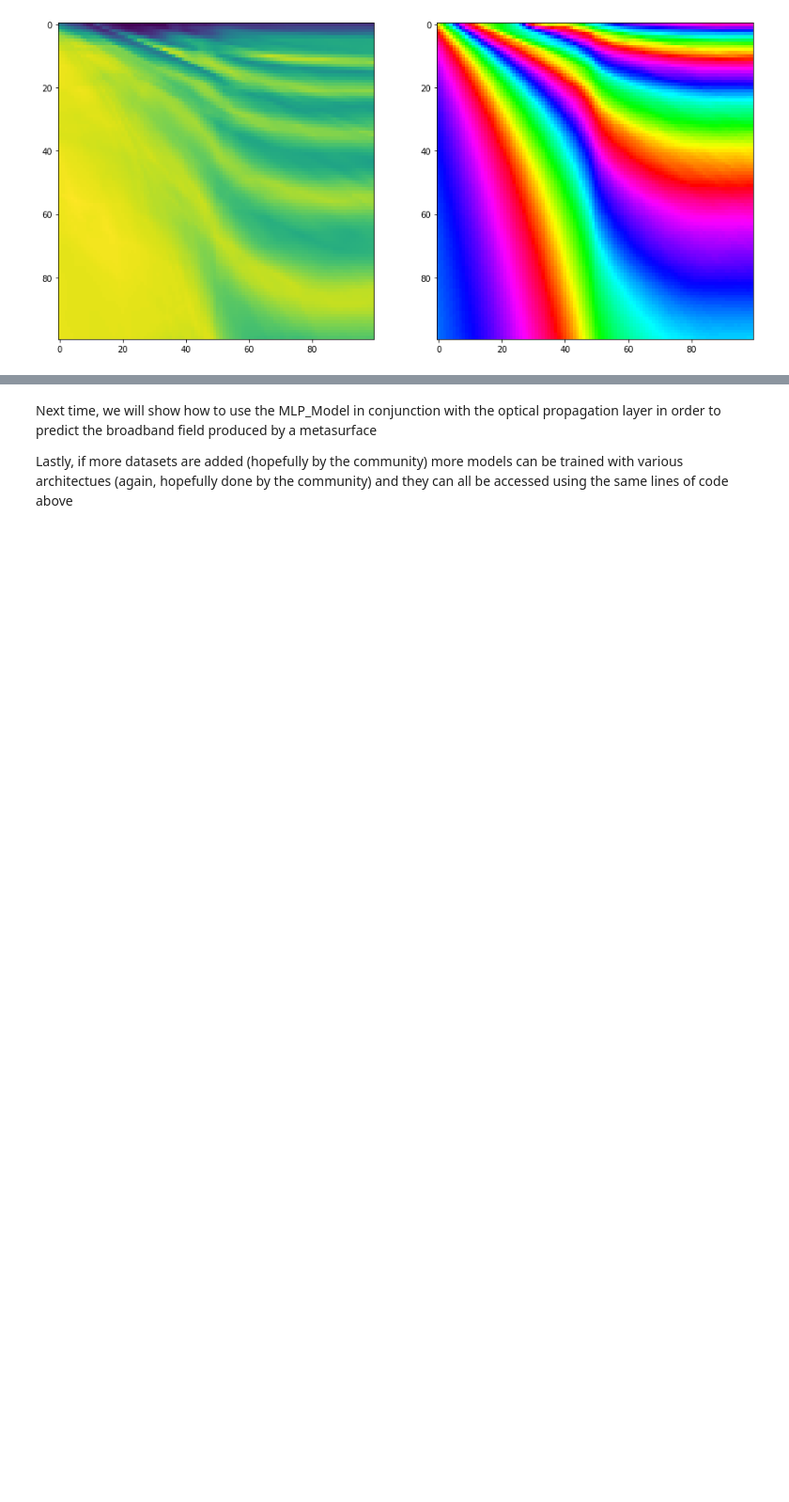
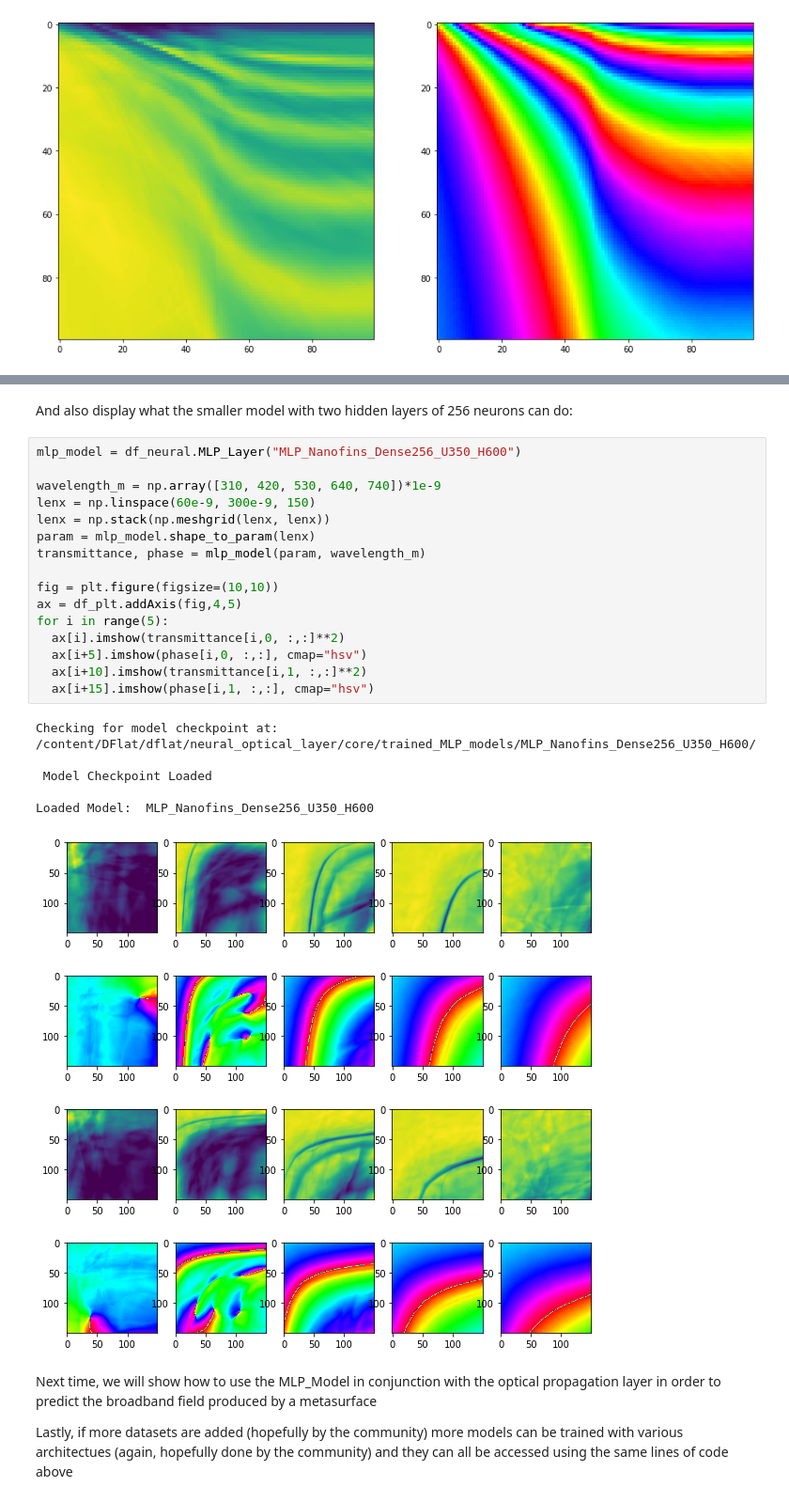
Before and after one commit to DeanHazineh/DFlat-tensorflow, a Jupyter notebook: examples/Tutorial_I_Dflat_Library_and_Neural_Models.ipynb, the cells around one changed output, grey strips where cells are left out. Shown at 94% size. Cells and saved outputs as stored; diff of their text form; blank space fills up the shorter version.

```diff
--- a/examples/Tutorial_I_Dflat_Library_and_Neural_Models.ipynb
+++ b/examples/Tutorial_I_Dflat_Library_and_Neural_Models.ipynb
@@ -210,3 +207,28 @@ Loaded Model:  MLP_Nanofins_Dense1024_U350_H600
+# %% [markdown]
+And also display what the smaller model with two hidden layers of 256 neurons can do:
+# %%
+mlp_model = df_neural.MLP_Layer("MLP_Nanofins_Dense256_U350_H600")
+
+wavelength_m = np.array([310, 420, 530, 640, 740])*1e-9
+lenx = np.linspace(60e-9, 300e-9, 150)
+lenx = np.stack(np.meshgrid(lenx, lenx))
+param = mlp_model.shape_to_param(lenx)
+transmittance, phase = mlp_model(param, wavelength_m)
+
+fig = plt.figure(figsize=(10,10))
+ax = df_plt.addAxis(fig,4,5)
+for i in range(5):
+  ax[i].imshow(transmittance[i,0, :,:]**2)
+  ax[i+5].imshow(phase[i,0, :,:], cmap="hsv")
+  ax[i+10].imshow(transmittance[i,1, :,:]**2)
+  ax[i+15].imshow(phase[i,1, :,:], cmap="hsv")
+# %% [output]
+Checking for model checkpoint at: /content/DFlat/dflat/neural_optical_layer/core/trained_MLP_models/MLP_Nanofins_Dense256_U350_H600/
+
+ Model Checkpoint Loaded
+
+Loaded Model:  MLP_Nanofins_Dense256_U350_H600
+[figure, added]
 # %% [markdown]
 Next time, we will show how to use the MLP_Model in conjunction with the optical propagation layer in order to predict the broadband field produced by a metasurface
 
```
Also changed, not shown: parts of 7 cells of this notebook.
